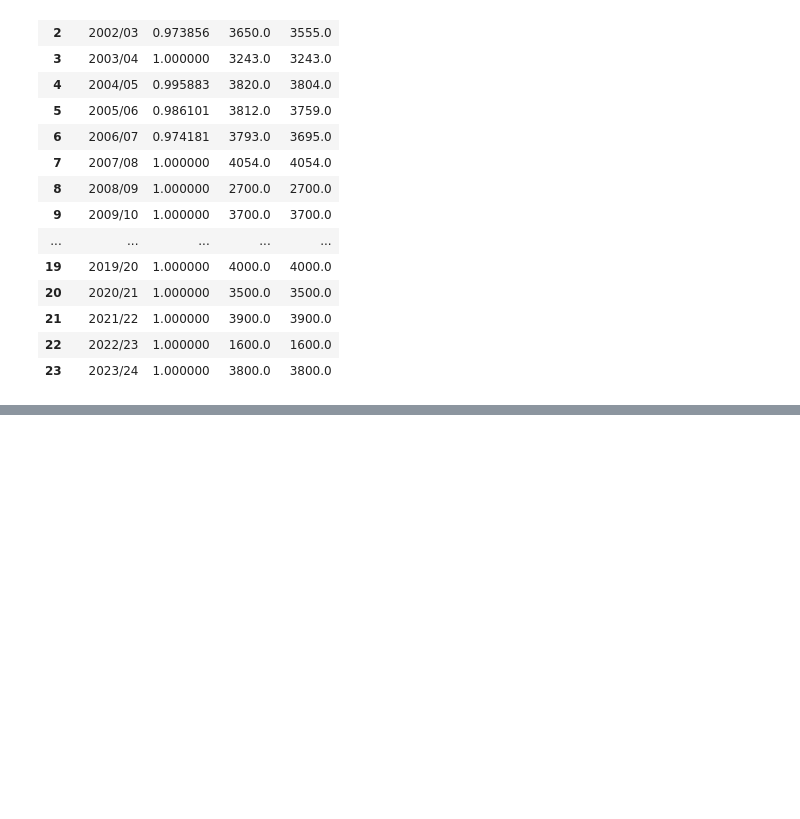
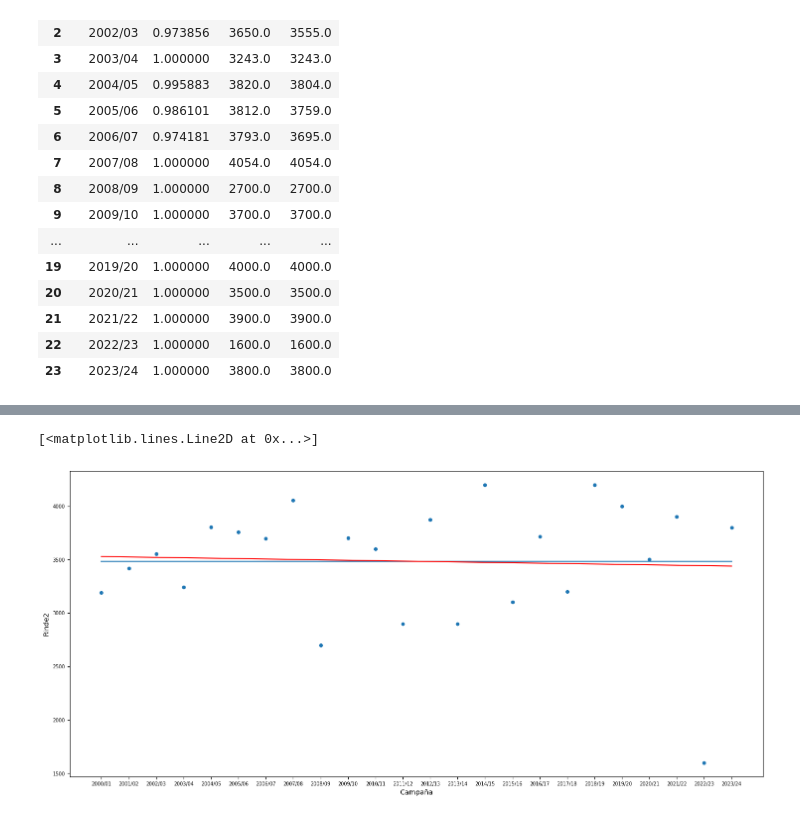
Before and after one commit to chiappegus/ORA_OTTO, a Jupyter notebook: v00_ora.ipynb, the cells around one changed output, grey strips where cells are left out. Cells and saved outputs as stored; diff of their text form; code cells hidden in the pictures; blank space fills up the shorter version.

```diff
--- a/v00_ora.ipynb
+++ b/v00_ora.ipynb
@@ -94,0 +105,2 @@ max     1.000000  4200.000000  4200.000000
+# %%
+res = stats.linregress(np.arange(0,24),dato['Rinde2'] )
@@ -94,0 +117,11 @@ max     1.000000  4200.000000  4200.000000
+# %%
+ax=dato.plot("Campaña" , 'Rinde2', xticks=np.arange(0,24),figsize=(18,8) ,  fontsize=7 ,kind='scatter')
+ax.plot(np.arange(0,24),3483.791667*np.ones(24))
+
+
+x=np.arange(0,24)
+
+plt.plot(x, res.intercept + res.slope*x, 'r', label='fitted line')
+# %% [output]
+[<matplotlib.lines.Line2D at 0x...>]
+[figure, added]
```
Also changed, not shown: parts of 5 cells of this notebook.
